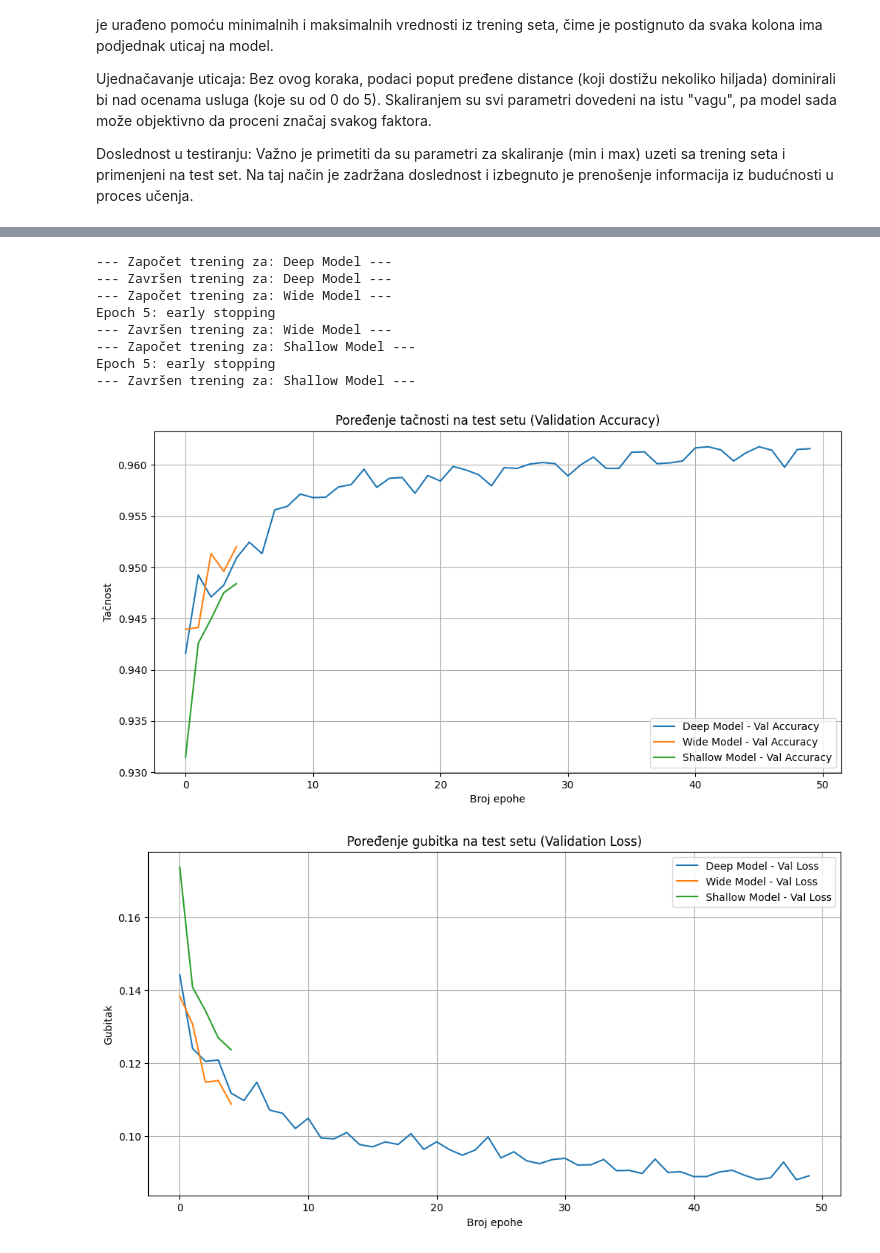
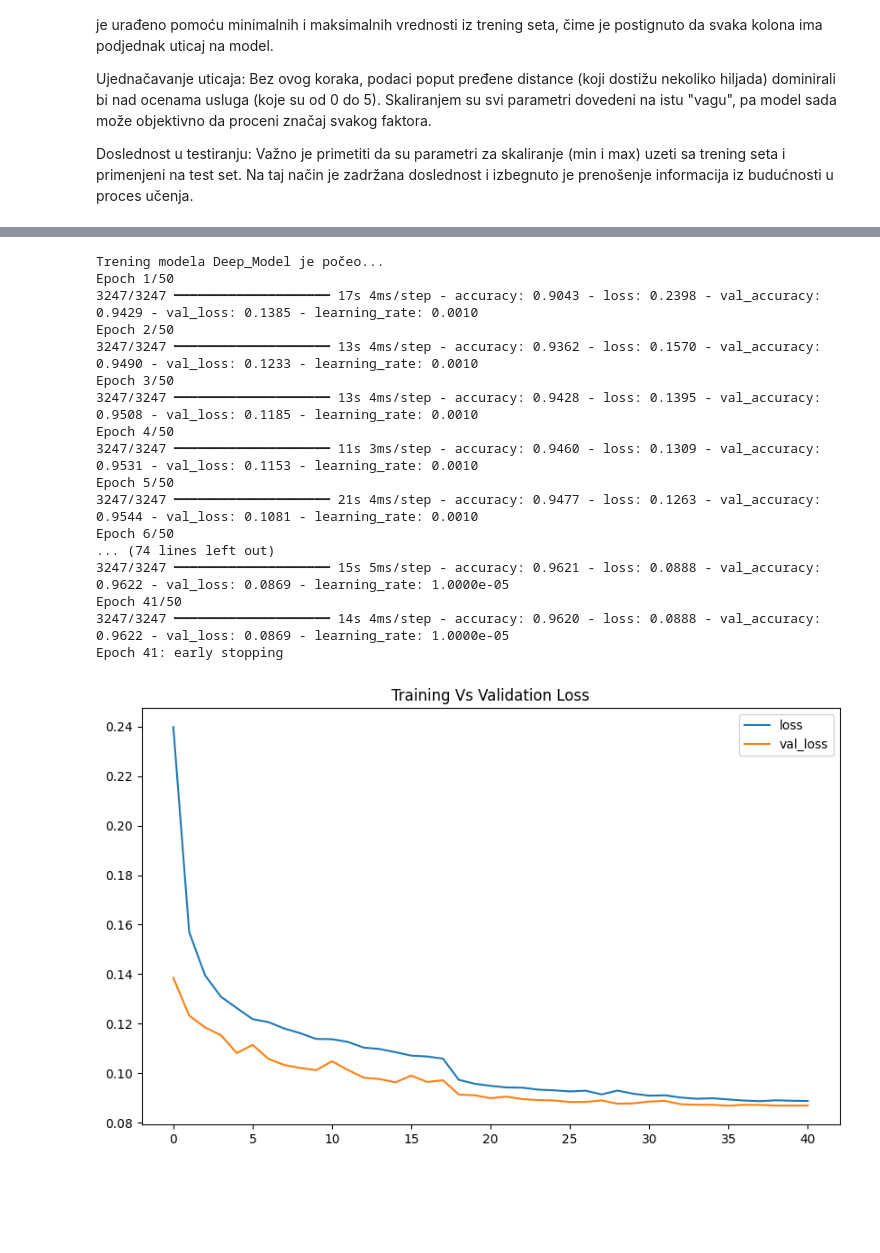
Before and after one commit to mekfluri/Neural-Networks, a Jupyter notebook: notebooks/notebook.ipynb, the cells around one changed output, grey strips where cells are left out. Cells and saved outputs as stored; diff of their text form; code cells hidden in the pictures; blank space fills up the shorter version.

```diff
--- a/notebooks/notebook.ipynb
+++ b/notebooks/notebook.ipynb
@@ -218,40 +321,45 @@ Plitka/Osnovna mreža (Shallow Model): Smanjen broj neurona (32 -> 16) i manja s
 # %%
-from tensorflow.keras.callbacks import EarlyStopping
+from tensorflow.keras.callbacks import EarlyStopping, ReduceLROnPlateau
+import pandas as pd
+import matplotlib.pyplot as plt
+
+model = model_deep
 
 early_stop = EarlyStopping(monitor='val_loss', mode='min', verbose=1, patience=5)
 
-print("Trening je počeo...")
+reduce_lr = ReduceLROnPlateau(monitor='val_loss', factor=0.2, patience=3, min_lr=0.00001, verbose=1)
+
+print(f"Trening modela {model.name} je počeo...")
+
 history = model.fit(
     x=X_train_scaled,
     y=y_train,
     epochs=50,
     validation_data=(X_test_scaled, y_test),
-    callbacks=[early_stop],
+    callbacks=[early_stop, reduce_lr],
     verbose=1
 )
+
 loss_df = pd.DataFrame(history.history)
-
 loss_df.loc[:, ['loss', 'val_loss']].plot(figsize=(10, 6))
-plt.title('Training Vs Validation Loss (Provera Overfitting-a)')
-plt.xlabel('Epohe')
-plt.ylabel('Gubitak (Loss)')
-plt.grid(True)
+plt.title('Training Vs Validation Loss')
 plt.show()
-
-loss_df.loc[:, ['accuracy', 'val_accuracy']].plot(figsize=(10, 6))
-plt.title('Training Vs Validation Accuracy')
-plt.xlabel('Epohe')
-plt.ylabel('Tačnost')
-plt.grid(True)
-plt.show()
 # %% [output]
---- Započet trening za: Deep Model ---
---- Završen trening za: Deep Model ---
---- Započet trening za: Wide Model ---
-Epoch 5: early stopping
---- Završen trening za: Wide Model ---
---- Započet trening za: Shallow Model ---
-Epoch 5: early stopping
---- Završen trening za: Shallow Model ---
+Trening modela Deep_Model je počeo...
+Epoch 1/50
+3247/3247 ━━━━━━━━━━━━━━━━━━━━ 17s 4ms/step - accuracy: 0.9043 - loss: 0.2398 - val_accuracy: 0.9429 - val_loss: 0.1385 - learning_rate: 0.0010
+Epoch 2/50
+3247/3247 ━━━━━━━━━━━━━━━━━━━━ 13s 4ms/step - accuracy: 0.9362 - loss: 0.1570 - val_accuracy: 0.9490 - val_loss: 0.1233 - learning_rate: 0.0010
+Epoch 3/50
+3247/3247 ━━━━━━━━━━━━━━━━━━━━ 13s 4ms/step - accuracy: 0.9428 - loss: 0.1395 - val_accuracy: 0.9508 - val_loss: 0.1185 - learning_rate: 0.0010
+Epoch 4/50
+3247/3247 ━━━━━━━━━━━━━━━━━━━━ 11s 3ms/step - accuracy: 0.9460 - loss: 0.1309 - val_accuracy: 0.9531 - val_loss: 0.1153 - learning_rate: 0.0010
+Epoch 5/50
+3247/3247 ━━━━━━━━━━━━━━━━━━━━ 21s 4ms/step - accuracy: 0.9477 - loss: 0.1263 - val_accuracy: 0.9544 - val_loss: 0.1081 - learning_rate: 0.0010
+Epoch 6/50
+... (74 lines left out)
+3247/3247 ━━━━━━━━━━━━━━━━━━━━ 15s 5ms/step - accuracy: 0.9621 - loss: 0.0888 - val_accuracy: 0.9622 - val_loss: 0.0869 - learning_rate: 1.0000e-05
+Epoch 41/50
+3247/3247 ━━━━━━━━━━━━━━━━━━━━ 14s 4ms/step - accuracy: 0.9620 - loss: 0.0888 - val_accuracy: 0.9622 - val_loss: 0.0869 - learning_rate: 1.0000e-05
+Epoch 41: early stopping
-[figure, old version]
+[figure, new version]
-[figure, removed]
```
Also changed, not shown: parts of 12 cells of this notebook.
